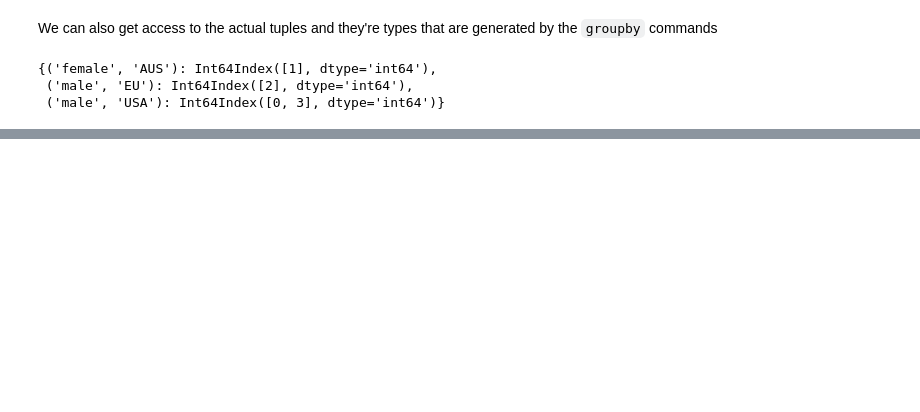
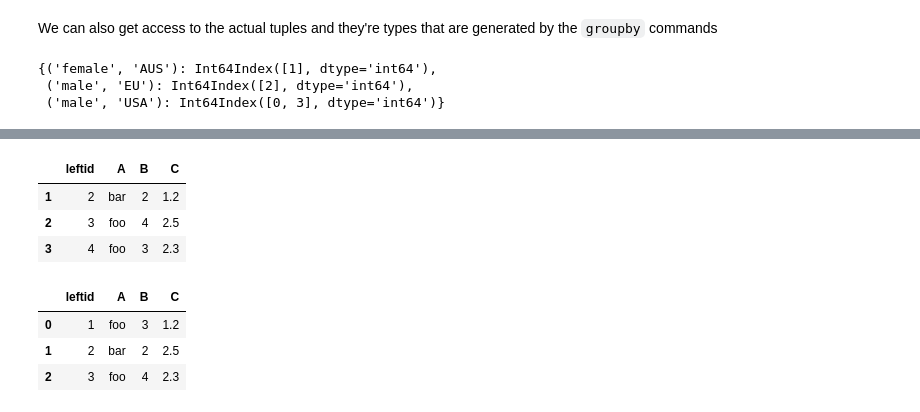
Before and after one commit to TulaneIntroDataScience/TulaneIntroDataScience.github.io, a Jupyter notebook: _notebooks/Lecture07-Manipulating_Data.ipynb, the cells around one changed output, grey strips where cells are left out. Saved outputs shown, nothing was run; the diff lists cells and outputs as text; code cells hidden in the pictures; blank space fills up the shorter version.

```diff
--- a/_notebooks/Lecture07-Manipulating_Data.ipynb
+++ b/_notebooks/Lecture07-Manipulating_Data.ipynb
@@ -405,0 +211,17 @@ array(['Rap', 'R&B', 'Rock', 'Pop', 'Gospel', 'Country', 'Electronica',
+# %%
+# Inner join
+df1.join(df2, how='inner')
+# Is this what we wanted?!?!
+# %% [output]
+|  | leftid | A | B | C |
+| 1 | 2 | bar | 2 | 1.2 |
+| 2 | 3 | foo | 4 | 2.5 |
+| 3 | 4 | foo | 3 | 2.3 |
+# %%
+# We could have set the index but we can also tell Pandas to do it for us.
+df1.join(df2, how='inner', on='leftid')
+# %% [output]
+|  | leftid | A | B | C |
+| 0 | 1 | foo | 3 | 1.2 |
+| 1 | 2 | bar | 2 | 2.5 |
+| 2 | 3 | foo | 4 | 2.3 |
```
Also changed, not shown: parts of 39 cells of this notebook, 9 other files.
